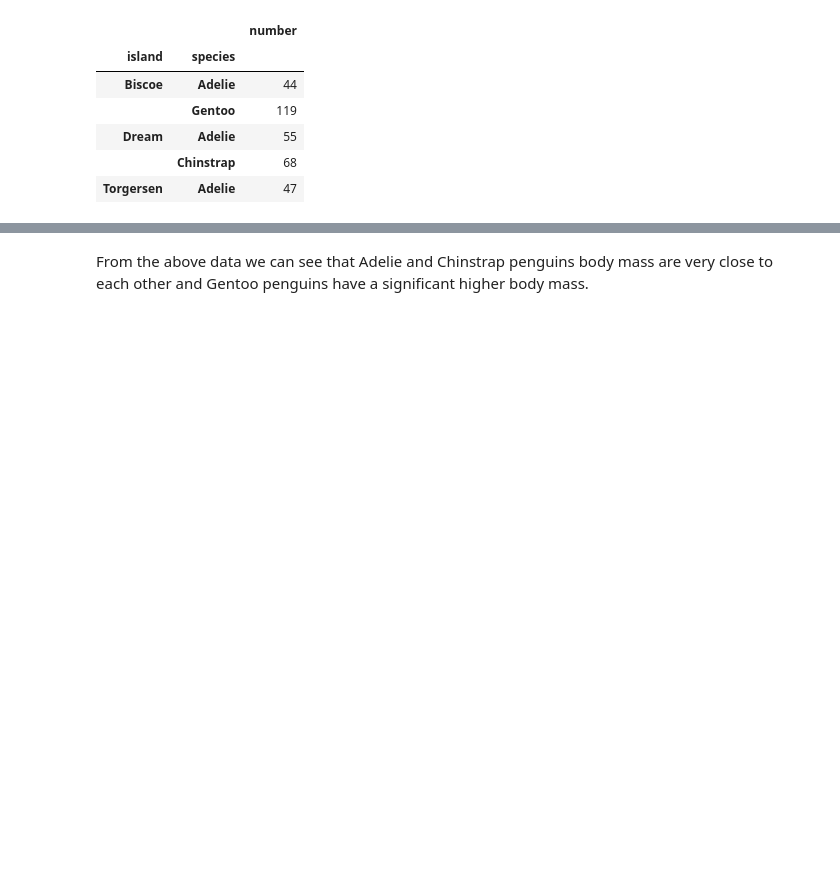
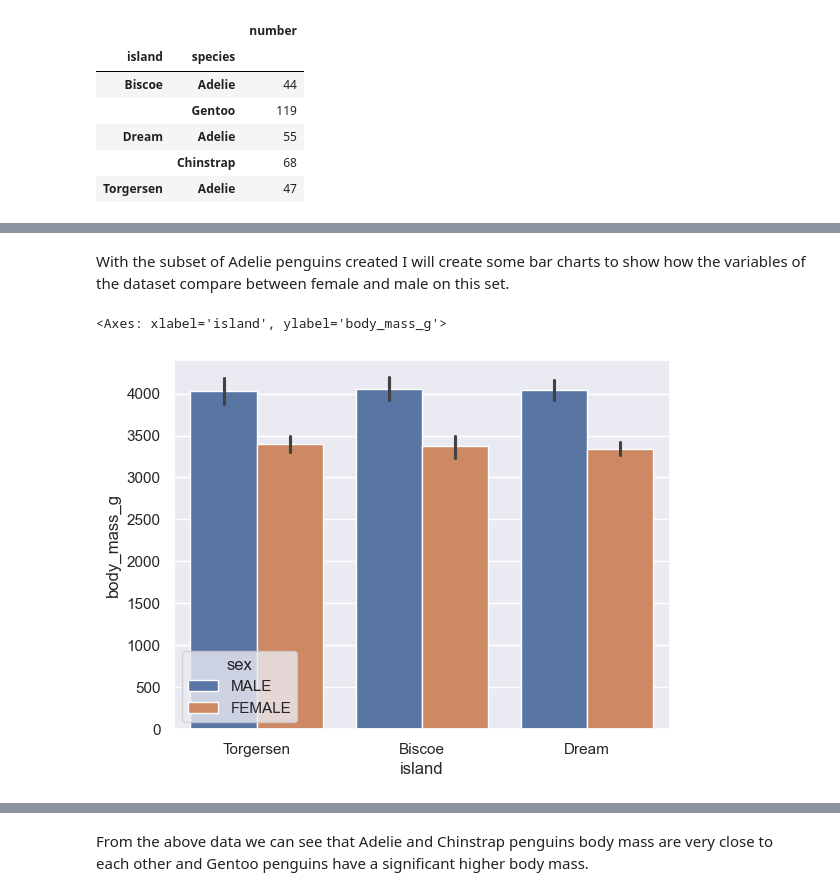
Before and after one commit to ermelinda-q/data_analytics, a Jupyter notebook: penguins.ipynb, the cells around one changed output, grey strips where cells are left out. Saved outputs shown, nothing was run; the diff lists cells and outputs as text; code cells hidden in the pictures; blank space fills up the shorter version.

```diff
--- a/penguins.ipynb
+++ b/penguins.ipynb
@@ -312,0 +373,7 @@ Text(0.5, 1.0, 'Body mass by species')
+# %% [markdown]
+With the subset of Adelie penguins created I will create some bar charts to show how the variables of the dataset compare between female and male on this set.
+# %%
+sns.barplot(adelie_penguins, x="island", y="body_mass_g", hue="sex")
+# %% [output]
+<Axes: xlabel='island', ylabel='body_mass_g'>
+[figure, added]
```
Also changed, not shown: parts of 30 cells of this notebook.
